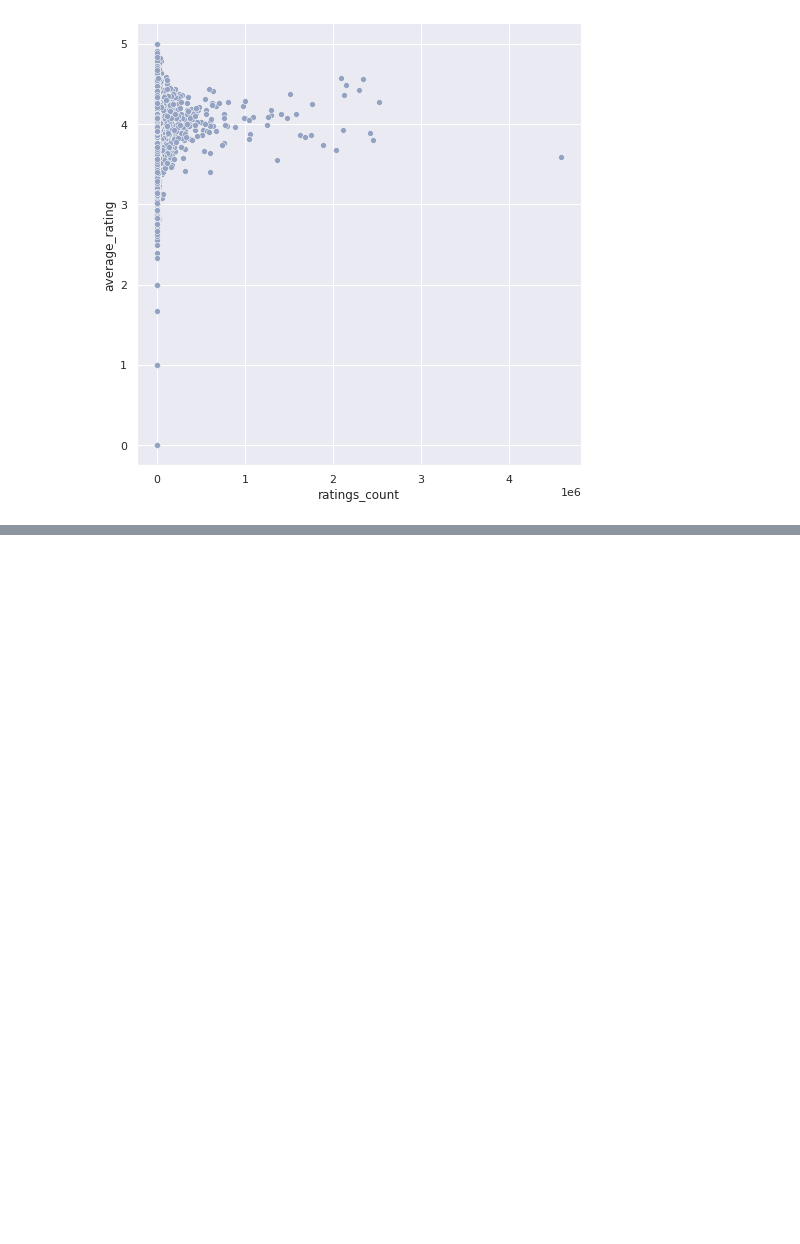
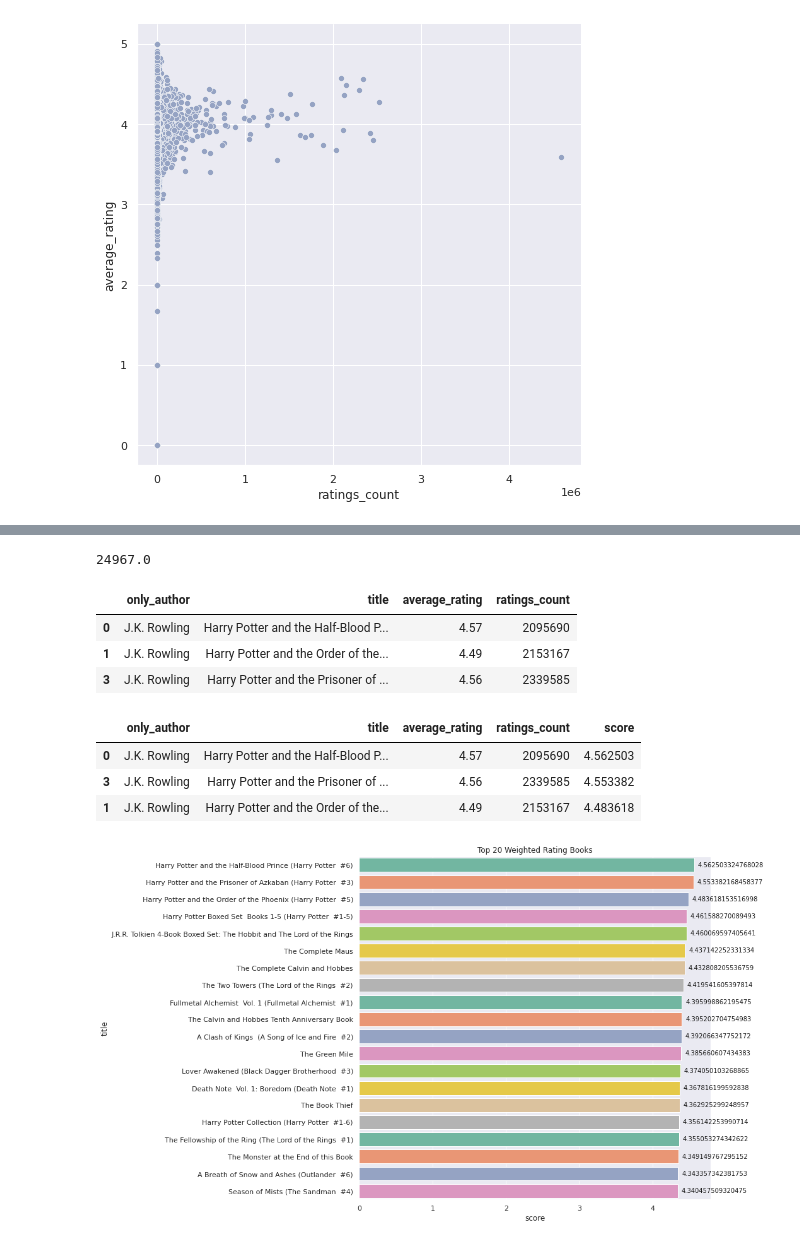
Before and after one commit to khalidelboray/ML_Course, a Jupyter notebook: last_task.ipynb, the cells around one changed output, grey strips where cells are left out. Cells and saved outputs as stored; diff of their text form; code cells hidden in the pictures; blank space fills up the shorter version.

```diff
--- a/last_task.ipynb
+++ b/last_task.ipynb
@@ -146,0 +232,41 @@ ax = sns.relplot(data=df, x="ratings_count", y="average_rating", color = '#95a3c
+# %%
+m = total_vote.ratings_count.quantile(0.9)
+m
+# %% [output]
+24967.0
+# %%
+total_vote = total_vote[total_vote['ratings_count'] >= m]
+total_vote.head(3)
+# %% [output]
+|  | only_author | title | average_rating | ratings_count |
+| 0 | J.K. Rowling | Harry Potter and the Half-Blood P... | 4.57 | 2095690 |
+| 1 | J.K. Rowling | Harry Potter and the Order of the... | 4.49 | 2153167 |
+| 3 | J.K. Rowling | Harry Potter and the Prisoner of ... | 4.56 | 2339585 |
+# %%
+def weighted_rating(x, m=m, C=C):
+    v = x['ratings_count']
+    R = x['average_rating']
+    return (v/(v+m) * R) + (m/(m+v) * C)
+# %%
+total_vote['score'] = total_vote.apply(weighted_rating, axis=1)
+# %%
+total_vote = total_vote.sort_values(by='score', ascending=False).head(20)
+total_vote.head(3)
+# %% [output]
+|  | only_author | title | average_rating | ratings_count | score |
+| 0 | J.K. Rowling | Harry Potter and the Half-Blood P... | 4.57 | 2095690 | 4.562503 |
+| 3 | J.K. Rowling | Harry Potter and the Prisoner of ... | 4.56 | 2339585 | 4.553382 |
+| 1 | J.K. Rowling | Harry Potter and the Order of the... | 4.49 | 2153167 | 4.483618 |
+# %%
+sns.set(style="darkgrid")
+plt.figure(figsize=(10, 10))
+
+color = sns.color_palette("Set2")
+ax = sns.barplot(x="score", y="title", data=total_vote, palette=color)
+
+for i in ax.patches:
+    ax.text(i.get_width() + .05, i.get_y() + 0.5, str(i.get_width()), fontsize = 10, color = 'k')
+plt.title("Top 20 Weighted Rating Books")
+plt.show()
+# %% [output]
+[figure, added]
```
Also changed, not shown: parts of 52 cells of this notebook, 1 other file.
